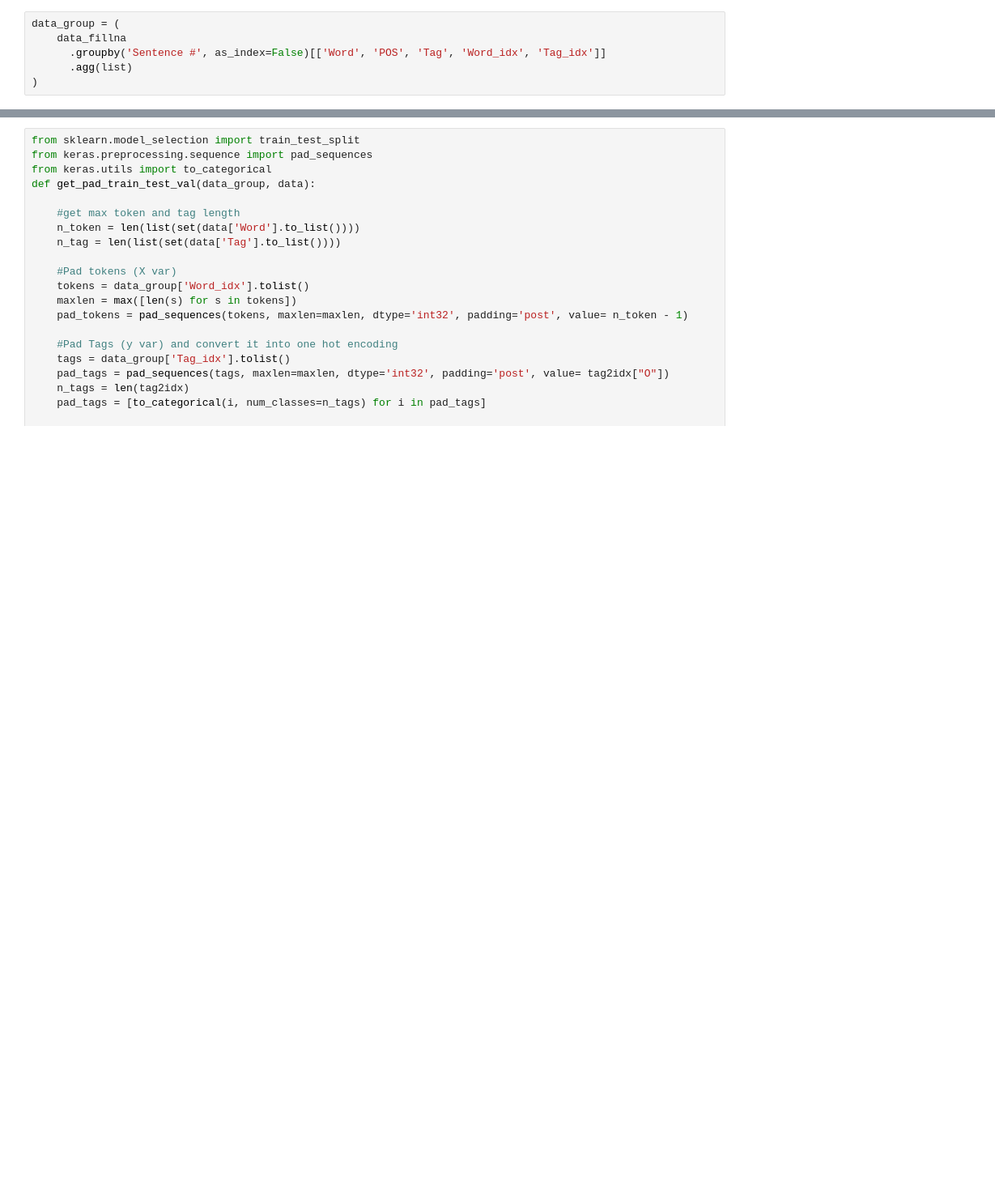
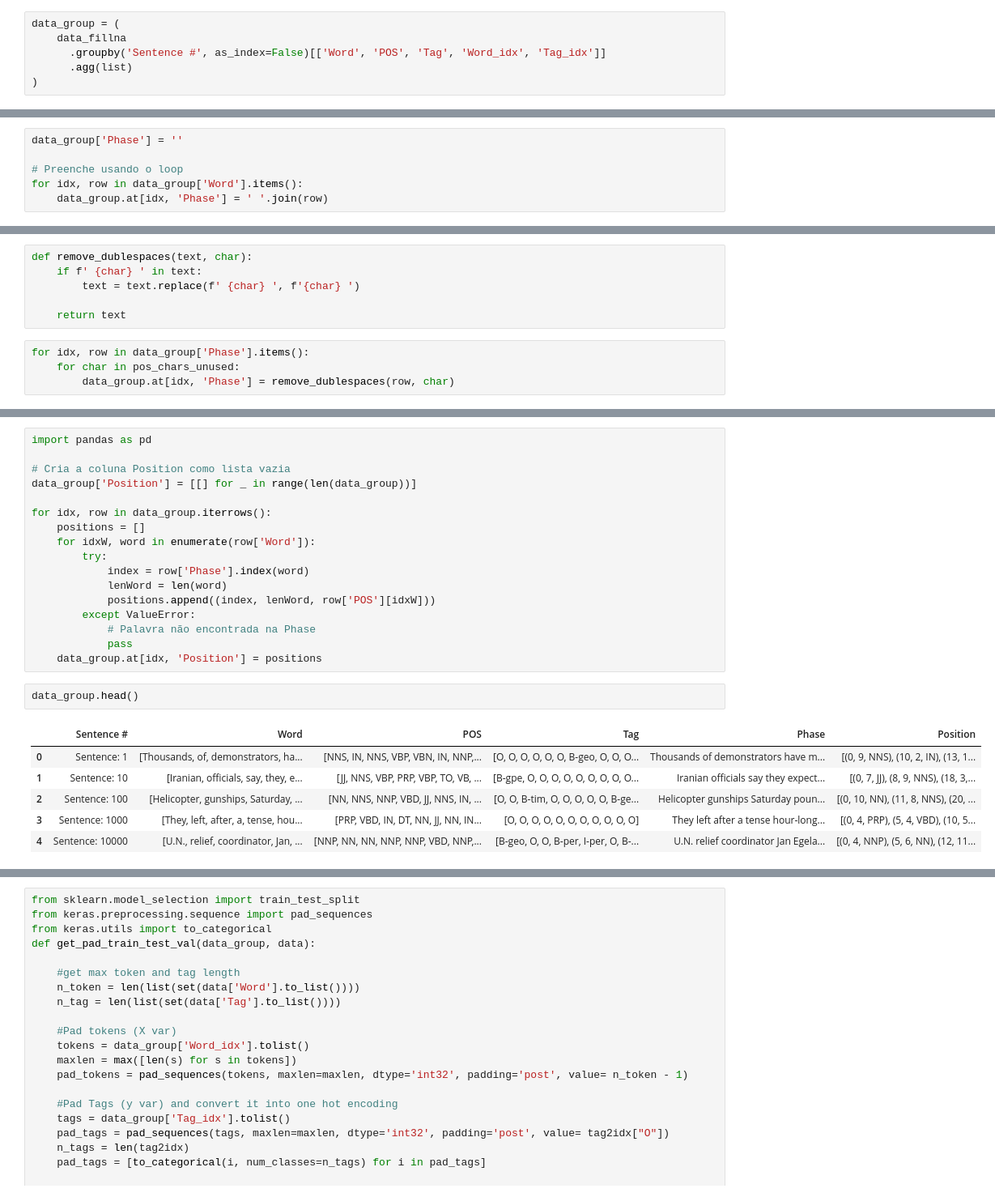
Before and after one commit to MatheusMarquesEiras/bigdata, a Jupyter notebook: Reconhecimanto_de_entidade0nomeada.ipynb, the cells around one changed output, grey strips where cells are left out. Shown at 81% size. Saved outputs shown, nothing was run; the diff lists cells and outputs as text; blank space fills up the shorter version.

```diff
--- a/Reconhecimanto_de_entidade0nomeada.ipynb
+++ b/Reconhecimanto_de_entidade0nomeada.ipynb
@@ -121,0 +160,6 @@ len(data_group['Sentence #'].unique())
+# %%
+data_group['Phase'] = ''
+
+# Preenche usando o loop
+for idx, row in data_group['Word'].items():
+    data_group.at[idx, 'Phase'] = ' '.join(row)
@@ -121,0 +171,10 @@ len(data_group['Sentence #'].unique())
+# %%
+def remove_dublespaces(text, char):
+    if f' {char} ' in text:
+        text = text.replace(f' {char} ', f'{char} ')
+
+    return text
+# %%
+for idx, row in data_group['Phase'].items():
+    for char in pos_chars_unused:
+        data_group.at[idx, 'Phase'] = remove_dublespaces(row, char)
@@ -121,0 +190,26 @@ len(data_group['Sentence #'].unique())
+# %%
+import pandas as pd
+
+# Cria a coluna Position como lista vazia
+data_group['Position'] = [[] for _ in range(len(data_group))]
+
+for idx, row in data_group.iterrows():
+    positions = []
+    for idxW, word in enumerate(row['Word']):
+        try:
+            index = row['Phase'].index(word)
+            lenWord = len(word)
+            positions.append((index, lenWord, row['POS'][idxW]))
+        except ValueError:
+            # Palavra não encontrada na Phase
+            pass
+    data_group.at[idx, 'Position'] = positions
+# %%
+data_group.head()
+# %% [output]
+|  | Sentence # | Word | POS | Tag | Phase | Position |
+| 0 | Sentence: 1 | [Thousands, of, demonstrators, ha... | [NNS, IN, NNS, VBP, VBN, IN, NNP,... | [O, O, O, O, O, O, B-geo, O, O, O... | Thousands of demonstrators have m... | [(0, 9, NNS), (10, 2, IN), (13, 1... |
+| 1 | Sentence: 10 | [Iranian, officials, say, they, e... | [JJ, NNS, VBP, PRP, VBP, TO, VB, ... | [B-gpe, O, O, O, O, O, O, O, O, O... | Iranian officials say they expect... | [(0, 7, JJ), (8, 9, NNS), (18, 3,... |
+| 2 | Sentence: 100 | [Helicopter, gunships, Saturday, ... | [NN, NNS, NNP, VBD, JJ, NNS, IN, ... | [O, O, B-tim, O, O, O, O, O, B-ge... | Helicopter gunships Saturday poun... | [(0, 10, NN), (11, 8, NNS), (20, ... |
+| 3 | Sentence: 1000 | [They, left, after, a, tense, hou... | [PRP, VBD, IN, DT, NN, JJ, NN, IN... | [O, O, O, O, O, O, O, O, O, O, O] | They left after a tense hour-long... | [(0, 4, PRP), (5, 4, VBD), (10, 5... |
+| 4 | Sentence: 10000 | [U.N., relief, coordinator, Jan, ... | [NNP, NN, NN, NNP, NNP, VBD, NNP,... | [B-geo, O, O, B-per, I-per, O, B-... | U.N. relief coordinator Jan Egela... | [(0, 4, NNP), (5, 6, NN), (12, 11... |
```
Also changed, not shown: parts of 24 cells of this notebook, 2 other files.
